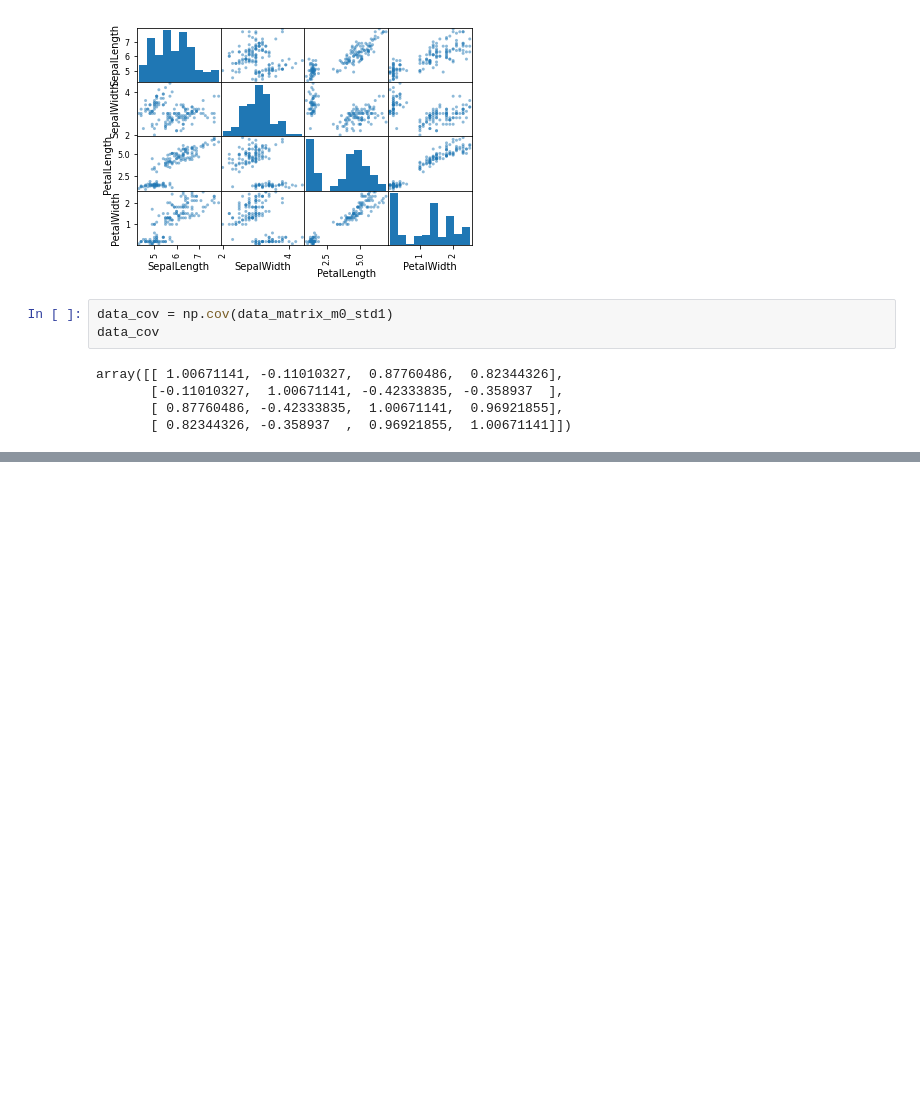
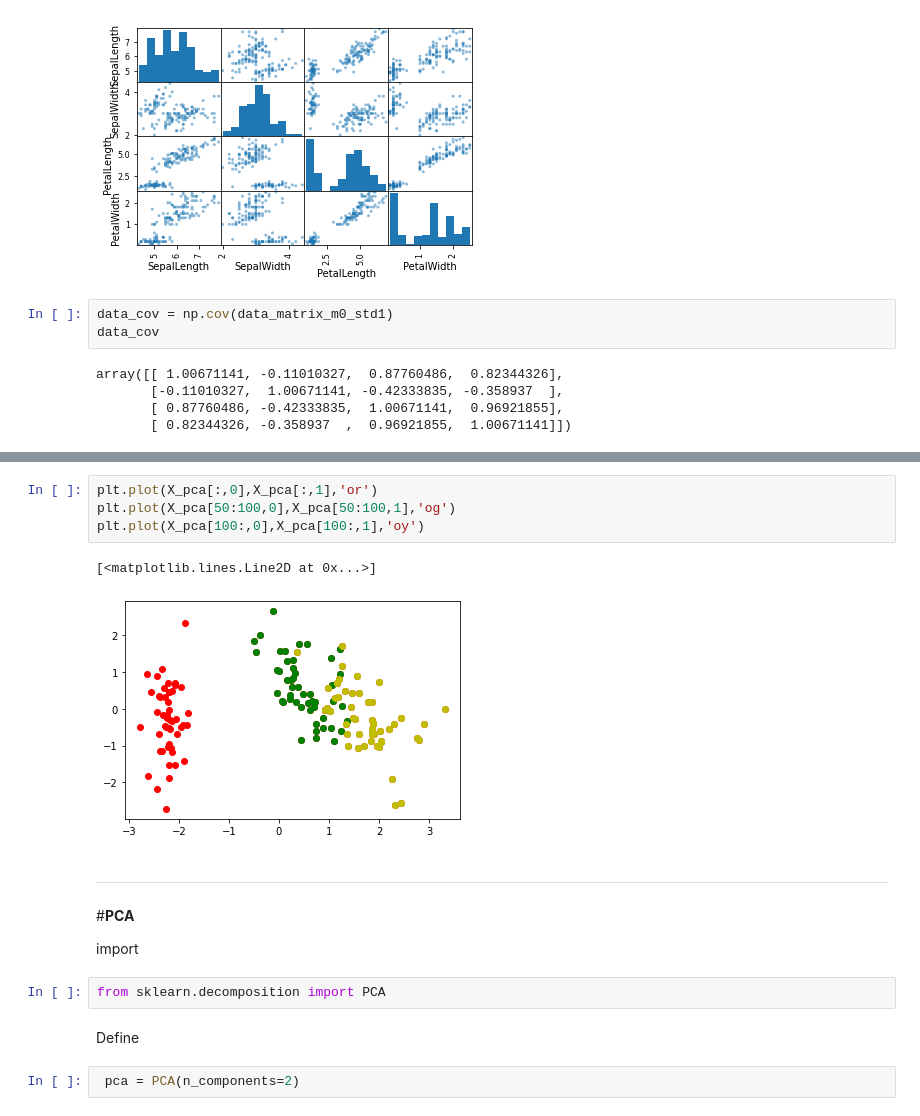
Before and after one commit to sitthatkaja/multivariate, a Jupyter notebook: Chapter3_PCA.ipynb, the cells around one changed output, grey strips where cells are left out. Drawn from its saved outputs; the diff is of its cells as text; blank space fills up the shorter version.

```diff
--- a/Chapter3_PCA.ipynb
+++ b/Chapter3_PCA.ipynb
@@ -260,0 +359,18 @@ array([[ 1.00671141, -0.11010327,  0.87760486,  0.82344326],
+# %%
+plt.plot(X_pca[:,0],X_pca[:,1],'or')
+plt.plot(X_pca[50:100,0],X_pca[50:100,1],'og')
+plt.plot(X_pca[100:,0],X_pca[100:,1],'oy')
+# %% [output]
+[<matplotlib.lines.Line2D at 0x...>]
+[figure, added]
+# %% [markdown]
+***
+#**PCA**
+
+import
+# %%
+from sklearn.decomposition import PCA
+# %% [markdown]
+Define
+# %%
+ pca = PCA(n_components=2)
```
Also changed, not shown: parts of 14 cells of this notebook.
